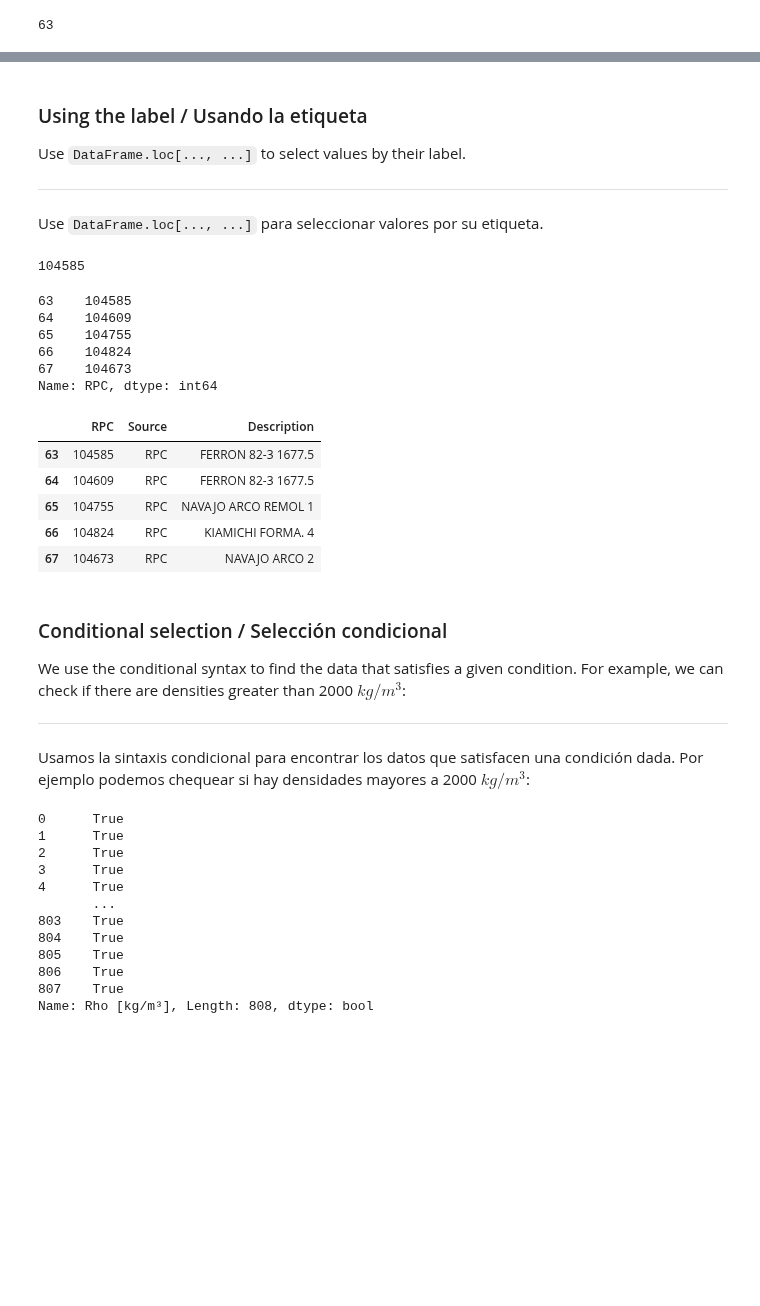
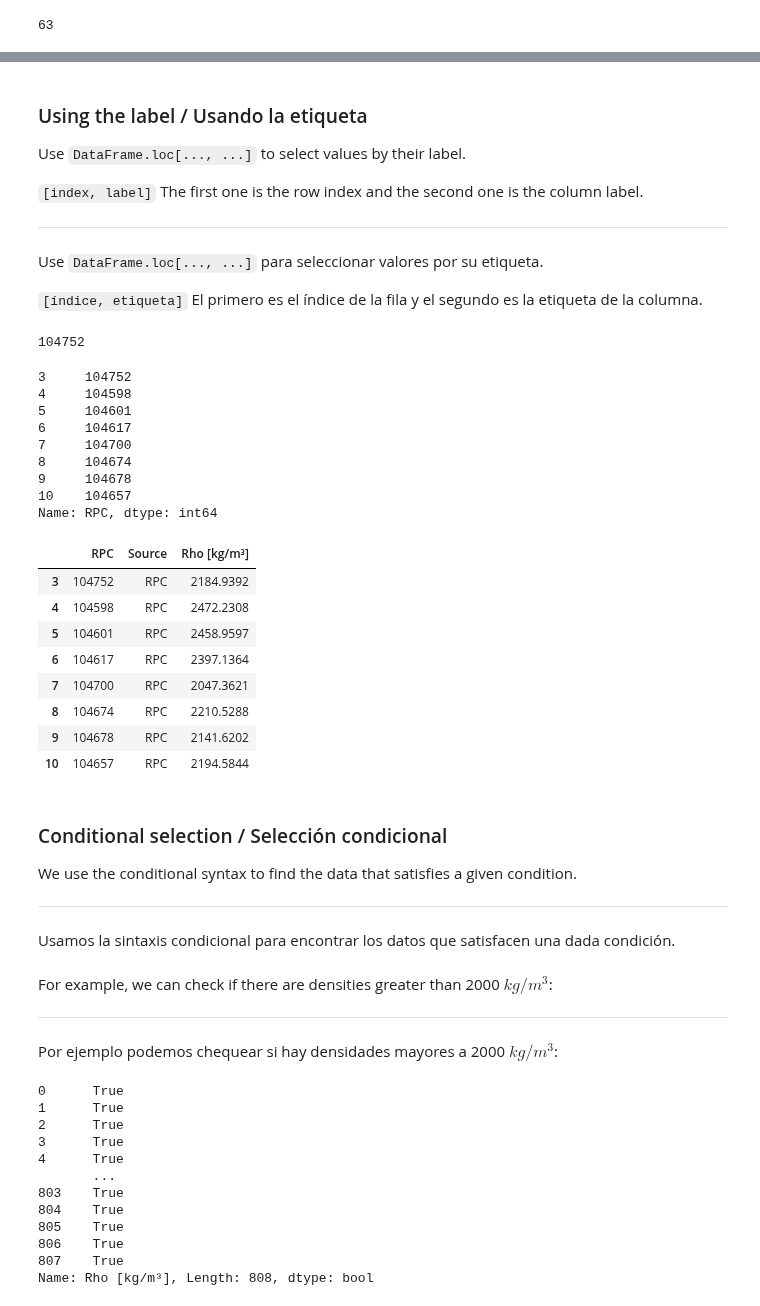
Before and after one commit to CodeToCommunicate/CoCoLessons, a Jupyter notebook: coco_5_pandas.ipynb, the cells around one changed output, grey strips where cells are left out. Drawn from its saved outputs; the diff is of its cells as text; code cells hidden in the pictures; blank space fills up the shorter version.

```diff
--- a/coco_5_pandas.ipynb
+++ b/coco_5_pandas.ipynb
@@ -281,41 +356,55 @@ We can use what we saw in the first notebook about indexes. / Podemos usar lo qu
 
 Use `DataFrame.loc[..., ...]` to select values by their label.
 
+`[index, label]` The first one is the row index and the second one is the column label.
+
 ---
 
 Use `DataFrame.loc[..., ...]` para seleccionar valores por su etiqueta.
+
+`[índice, etiqueta]` El primero es el índice de la fila y el segundo es la etiqueta de la columna.
 # %%
-data.loc[63, "RPC"]
+data.loc[3, "RPC"]
 # %% [output]
-104585
+104752
 # %%
-data.loc[63:67, "RPC"]
+data.loc[3:10, "RPC"]
 # %% [output]
-63    104585
-64    104609
-65    104755
-66    104824
-67    104673
+3     104752
+4     104598
+5     104601
+6     104617
+7     104700
+8     104674
+9     104678
+10    104657
 Name: RPC, dtype: int64
 # %%
-data.loc[63:67, ["RPC", "Source", "Description"]]
+data.loc[3:10, ["RPC", "Source", "Rho [kg/m³]"]]
 # %% [output]
-|  | RPC | Source | Description |
-| 63 | 104585 | RPC | FERRON 82-3 1677.5 |
-| 64 | 104609 | RPC | FERRON 82-3 1677.5 |
-| 65 | 104755 | RPC | NAVAJO ARCO REMOL 1 |
-| 66 | 104824 | RPC | KIAMICHI FORMA. 4 |
-| 67 | 104673 | RPC | NAVAJO ARCO 2 |
+|  | RPC | Source | Rho [kg/m³] |
+| 3 | 104752 | RPC | 2184.9392 |
+| 4 | 104598 | RPC | 2472.2308 |
+| 5 | 104601 | RPC | 2458.9597 |
+| 6 | 104617 | RPC | 2397.1364 |
+| 7 | 104700 | RPC | 2047.3621 |
+| 8 | 104674 | RPC | 2210.5288 |
+| 9 | 104678 | RPC | 2141.6202 |
+| 10 | 104657 | RPC | 2194.5844 |
 # %% [markdown]
 ### Conditional selection / Selección condicional
 
 We use the conditional syntax to find the data that satisfies a given condition.
-For example, we can check if there are densities greater than 2000 $kg/m^3$:
 
 ---
 
-Usamos la sintaxis condicional para encontrar los datos que satisfacen una condición dada.
-Por ejemplo podemos chequear si hay densidades mayores a 2000 $kg/m^3$:
+Usamos la sintaxis condicional para encontrar los datos que satisfacen una dada condición.
+# %% [markdown]
+For example, we can check if there are densities greater than 2000 $kg/m^3$:
+
+---
+
+Por ejemplo podemos chequear si hay densidades mayores a 2000 $kg/m^3$:
 # %%
 data["Rho [kg/m³]"] > 2000
 # %% [output]
```
Also changed, not shown: parts of 57 cells of this notebook.
